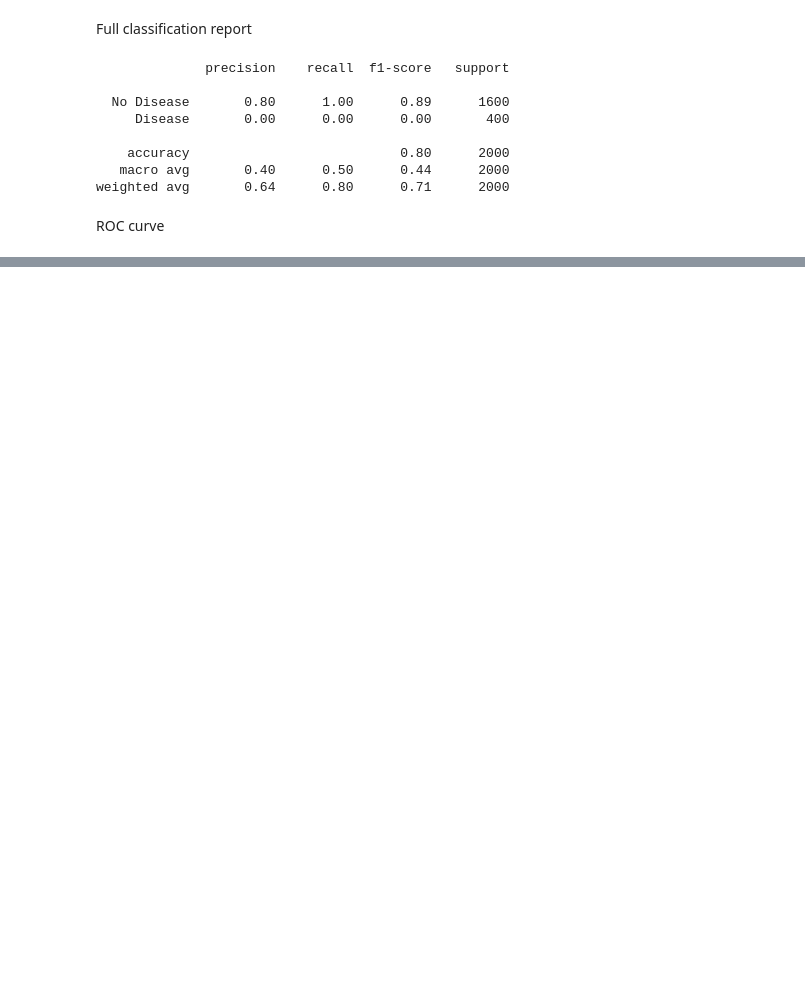
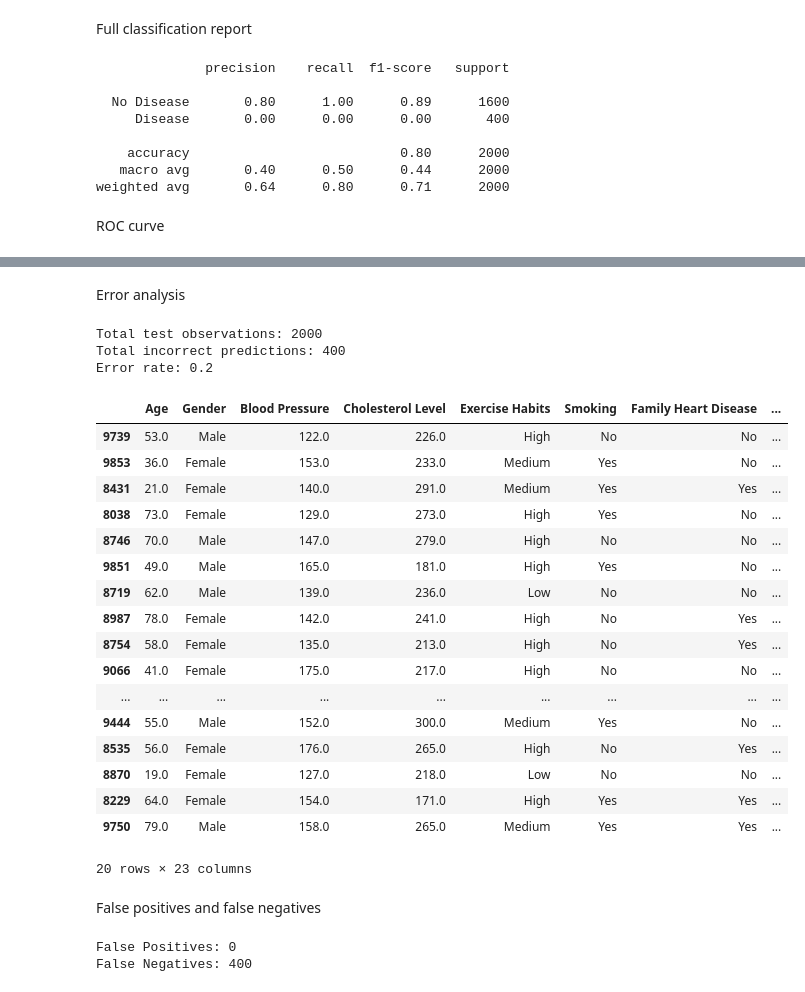
Before and after one commit to chrimapaul/Heart_Disease_Prediction_Group6, a Jupyter notebook: Group6_Capstone_Project.ipynb, the cells around one changed output, grey strips where cells are left out. Saved outputs shown, nothing was run; the diff lists cells and outputs as text; code cells hidden in the pictures; blank space fills up the shorter version.

Commit message:
subgroup analysis

```diff
--- a/Group6_Capstone_Project.ipynb
+++ b/Group6_Capstone_Project.ipynb
@@ -964,0 +1000,61 @@ plt.show()
+# %% [markdown]
+Error analysis
+# %%
+error_analysis = X_test.copy()
+
+error_analysis["Actual"] = y_test.values
+error_analysis["Predicted"] = best_pred
+error_analysis["Probability"] = best_prob
+
+errors = error_analysis[
+    error_analysis["Actual"] != error_analysis["Predicted"]
+].copy()
+
+print("Total test observations:", len(X_test))
+print("Total incorrect predictions:", len(errors))
+print(
+    "Error rate:",
+    len(errors) / len(X_test)
+)
+
+display(errors.head(20))
+# %% [output]
+Total test observations: 2000
+Total incorrect predictions: 400
+Error rate: 0.2
+|  | Age | Gender | Blood Pressure | Cholesterol Level | Exercise Habits | Smoking | Family Heart Disease | ... |
+| 9739 | 53.0 | Male | 122.0 | 226.0 | High | No | No | ... |
+| 9853 | 36.0 | Female | 153.0 | 233.0 | Medium | Yes | No | ... |
+| 8431 | 21.0 | Female | 140.0 | 291.0 | Medium | Yes | Yes | ... |
+| 8038 | 73.0 | Female | 129.0 | 273.0 | High | Yes | No | ... |
+| 8746 | 70.0 | Male | 147.0 | 279.0 | High | No | No | ... |
+| 9851 | 49.0 | Male | 165.0 | 181.0 | High | Yes | No | ... |
+| 8719 | 62.0 | Male | 139.0 | 236.0 | Low | No | No | ... |
+| 8987 | 78.0 | Female | 142.0 | 241.0 | High | No | Yes | ... |
+| 8754 | 58.0 | Female | 135.0 | 213.0 | High | No | Yes | ... |
+| 9066 | 41.0 | Female | 175.0 | 217.0 | High | No | No | ... |
+| ... | ... | ... | ... | ... | ... | ... | ... | ... |
+| 9444 | 55.0 | Male | 152.0 | 300.0 | Medium | Yes | No | ... |
+| 8535 | 56.0 | Female | 176.0 | 265.0 | High | No | Yes | ... |
+| 8870 | 19.0 | Female | 127.0 | 218.0 | Low | No | No | ... |
+| 8229 | 64.0 | Female | 154.0 | 171.0 | High | Yes | Yes | ... |
+| 9750 | 79.0 | Male | 158.0 | 265.0 | Medium | Yes | Yes | ... |
+20 rows × 23 columns
+# %% [markdown]
+False positives and false negatives
+# %%
+false_positives = error_analysis[
+    (error_analysis["Actual"] == 0) &
+    (error_analysis["Predicted"] == 1)
+]
+
+false_negatives = error_analysis[
+    (error_analysis["Actual"] == 1) &
+    (error_analysis["Predicted"] == 0)
+]
+
+print("False Positives:", len(false_positives))
+print("False Negatives:", len(false_negatives))
+# %% [output]
+False Positives: 0
+False Negatives: 400
```
Also changed, not shown: parts of 17 cells of this notebook.
